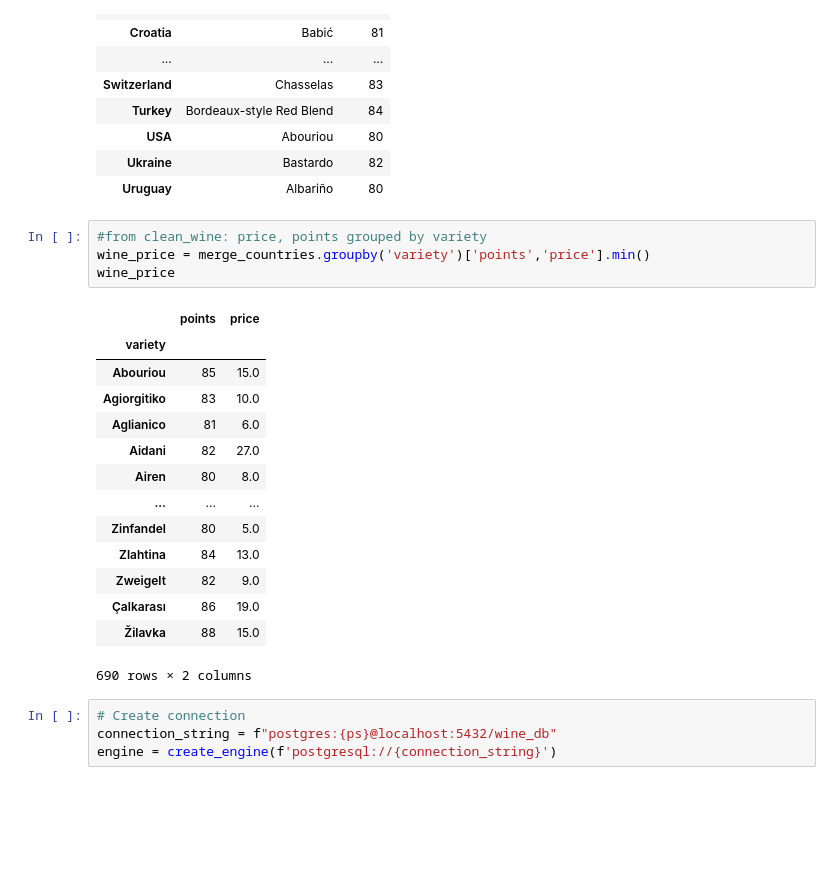
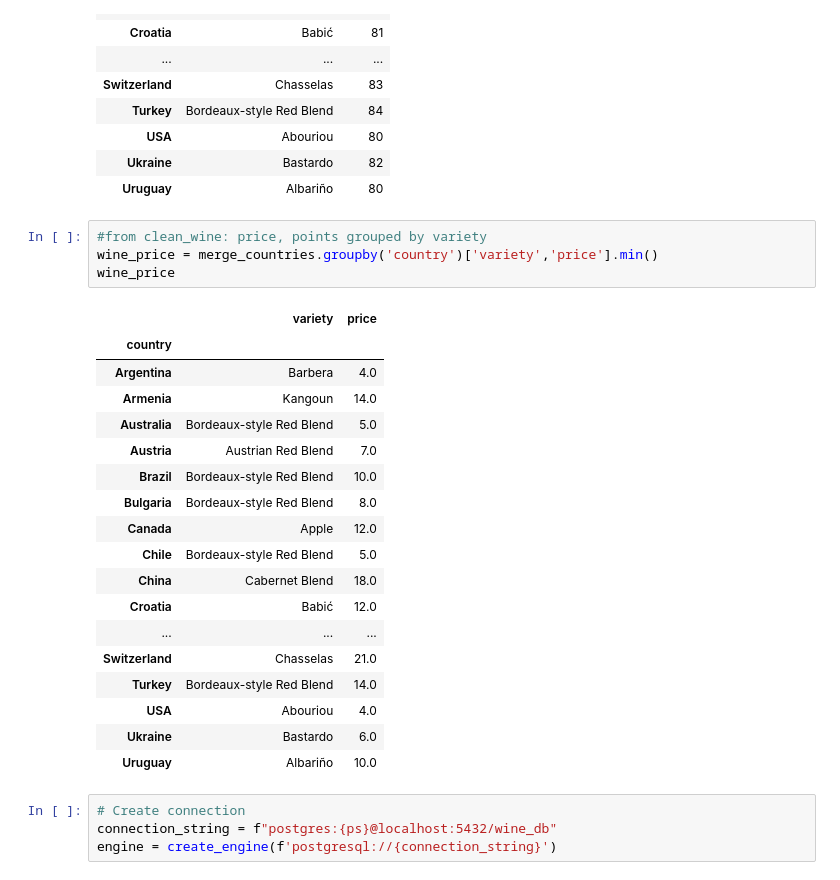
Before and after one commit to knorman123/ETL_Project, a Jupyter notebook: transform.ipynb, the cells around one changed output. Drawn from its saved outputs; the diff is of its cells as text; blank space fills up the shorter version.

Commit message:
edited wine_variety and wine_price tables

```diff
--- a/transform.ipynb
+++ b/transform.ipynb
@@ -152,23 +152,27 @@ wine_variety
 | Uruguay | Albariño | 80 |
 # %%
 #from clean_wine: price, points grouped by variety
-wine_price = merge_countries.groupby('variety')['points','price'].min()
+wine_price = merge_countries.groupby('country')['variety','price'].min()
 wine_price
 # %% [output]
-|  | points | price |
-| variety |  |  |
-| Abouriou | 85 | 15.0 |
-| Agiorgitiko | 83 | 10.0 |
-| Aglianico | 81 | 6.0 |
-| Aidani | 82 | 27.0 |
-| Airen | 80 | 8.0 |
+|  | variety | price |
+| country |  |  |
+| Argentina | Barbera | 4.0 |
+| Armenia | Kangoun | 14.0 |
+| Australia | Bordeaux-style Red Blend | 5.0 |
+| Austria | Austrian Red Blend | 7.0 |
+| Brazil | Bordeaux-style Red Blend | 10.0 |
+| Bulgaria | Bordeaux-style Red Blend | 8.0 |
+| Canada | Apple | 12.0 |
+| Chile | Bordeaux-style Red Blend | 5.0 |
+| China | Cabernet Blend | 18.0 |
+| Croatia | Babić | 12.0 |
 | ... | ... | ... |
-| Zinfandel | 80 | 5.0 |
-| Zlahtina | 84 | 13.0 |
-| Zweigelt | 82 | 9.0 |
-| Çalkarası | 86 | 19.0 |
-| Žilavka | 88 | 15.0 |
+| Switzerland | Chasselas | 21.0 |
+| Turkey | Bordeaux-style Red Blend | 14.0 |
+| USA | Abouriou | 4.0 |
+| Ukraine | Bastardo | 6.0 |
+| Uruguay | Albariño | 10.0 |
-690 rows × 2 columns
 # %%
 # Create connection
 connection_string = f"postgres:{ps}@localhost:5432/wine_db"
```
